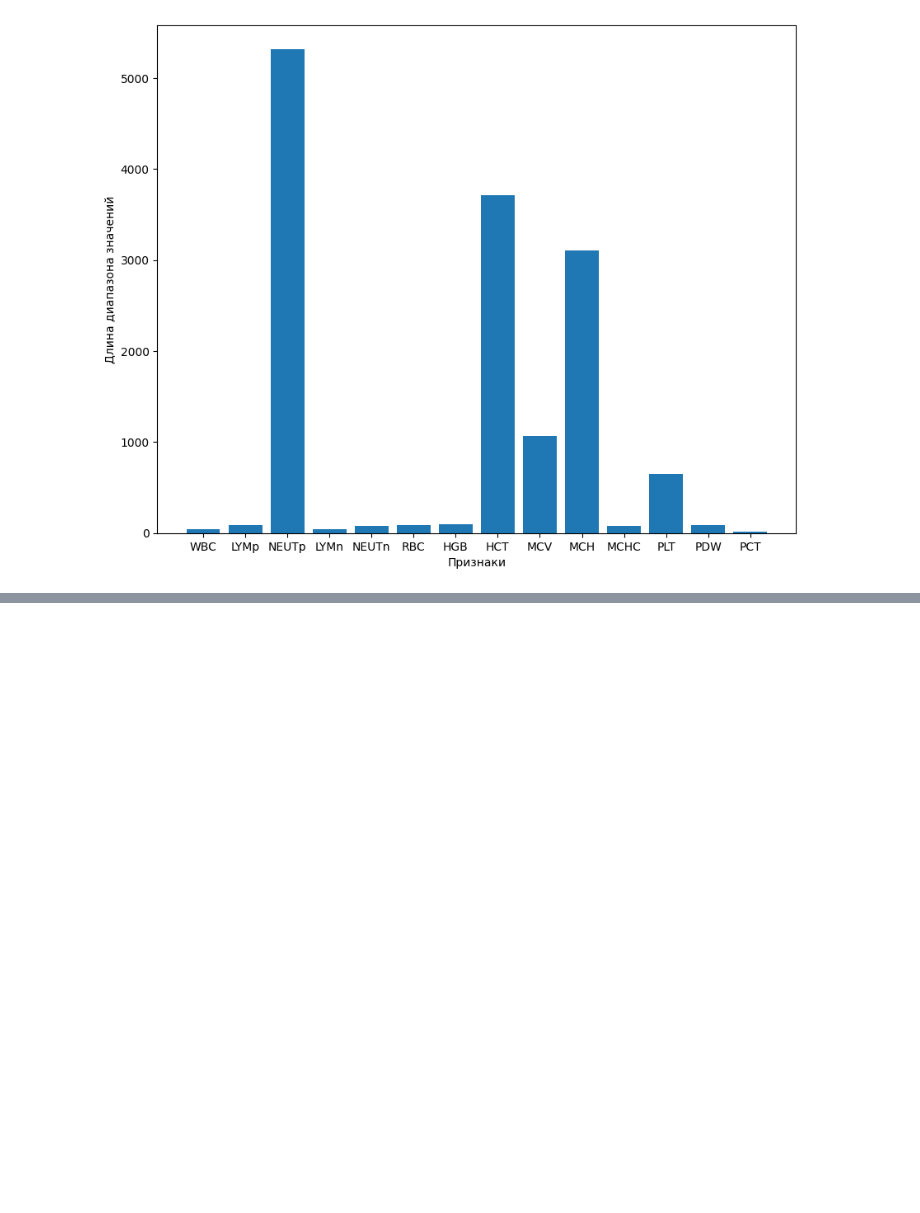
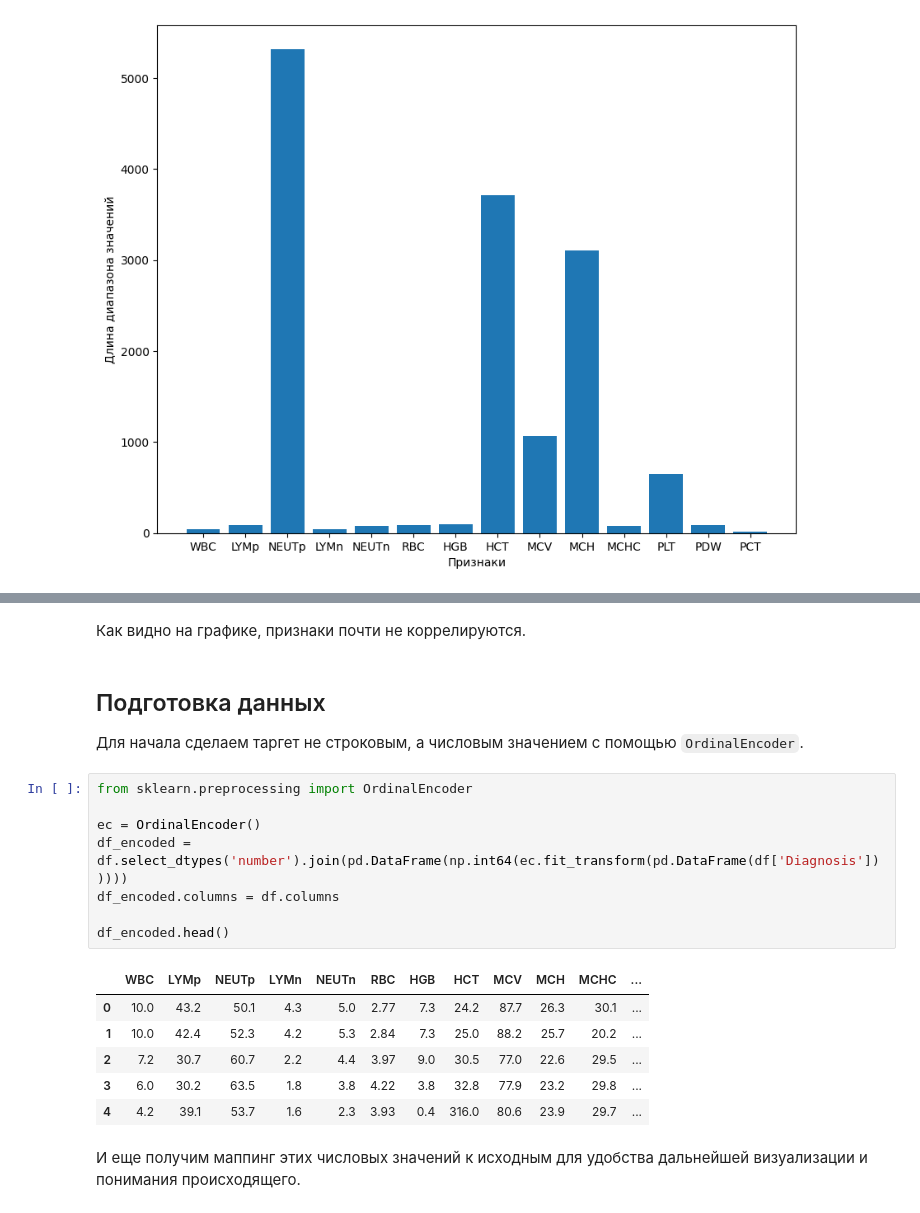
Before and after one commit to HowToKartoxa/ML_course_famcs, a Jupyter notebook: hw03_KNN/KNN.ipynb, the cells around one changed output, grey strips where cells are left out. Saved outputs shown, nothing was run; the diff lists cells and outputs as text; blank space fills up the shorter version.

```diff
--- a/hw03_KNN/KNN.ipynb
+++ b/hw03_KNN/KNN.ipynb
@@ -88,0 +98,22 @@ plt.show()
+# %% [markdown]
+Как видно на графике, признаки почти не коррелируются.
+# %% [markdown]
+## Подготовка данных
+Для начала сделаем таргет не строковым, а числовым значением с помощью `OrdinalEncoder`.
+# %%
+from sklearn.preprocessing import OrdinalEncoder
+
+ec = OrdinalEncoder()
+df_encoded = df.select_dtypes('number').join(pd.DataFrame(np.int64(ec.fit_transform(pd.DataFrame(df['Diagnosis'])))))
+df_encoded.columns = df.columns
+
+df_encoded.head()
+# %% [output]
+|  | WBC | LYMp | NEUTp | LYMn | NEUTn | RBC | HGB | HCT | MCV | MCH | MCHC | ... |
+| 0 | 10.0 | 43.2 | 50.1 | 4.3 | 5.0 | 2.77 | 7.3 | 24.2 | 87.7 | 26.3 | 30.1 | ... |
+| 1 | 10.0 | 42.4 | 52.3 | 4.2 | 5.3 | 2.84 | 7.3 | 25.0 | 88.2 | 25.7 | 20.2 | ... |
+| 2 | 7.2 | 30.7 | 60.7 | 2.2 | 4.4 | 3.97 | 9.0 | 30.5 | 77.0 | 22.6 | 29.5 | ... |
+| 3 | 6.0 | 30.2 | 63.5 | 1.8 | 3.8 | 4.22 | 3.8 | 32.8 | 77.9 | 23.2 | 29.8 | ... |
+| 4 | 4.2 | 39.1 | 53.7 | 1.6 | 2.3 | 3.93 | 0.4 | 316.0 | 80.6 | 23.9 | 29.7 | ... |
+# %% [markdown]
+И еще получим маппинг этих числовых значений к исходным для удобства дальнейшей визуализации и понимания происходящего.
```
Also changed, not shown: parts of 42 cells of this notebook.
